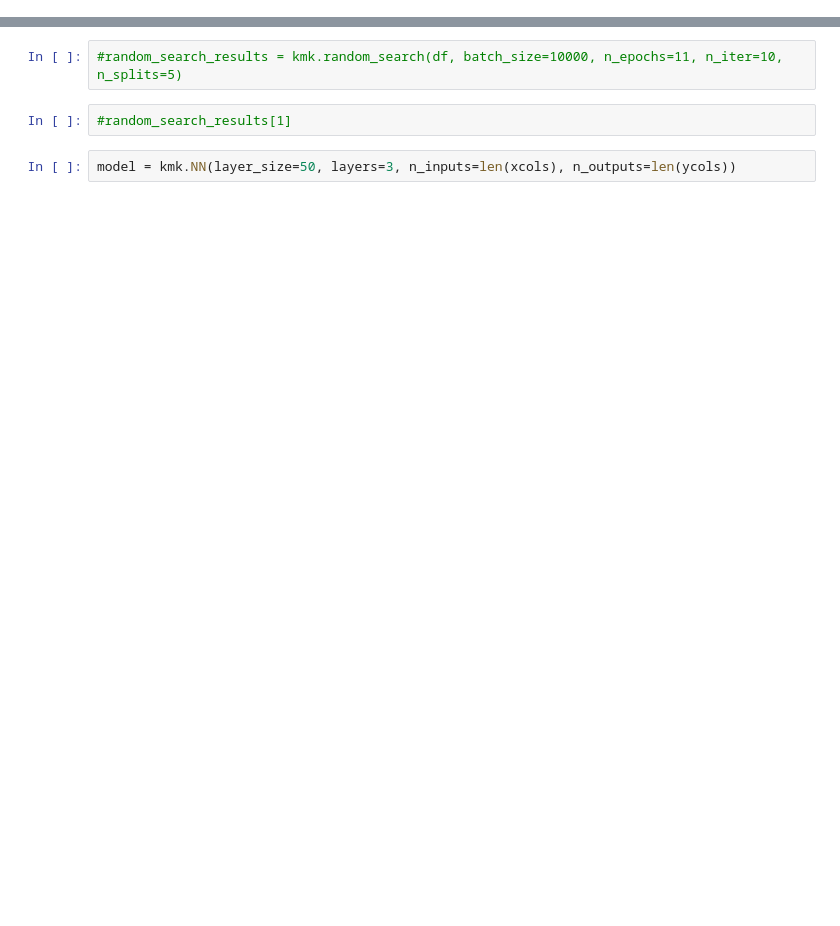
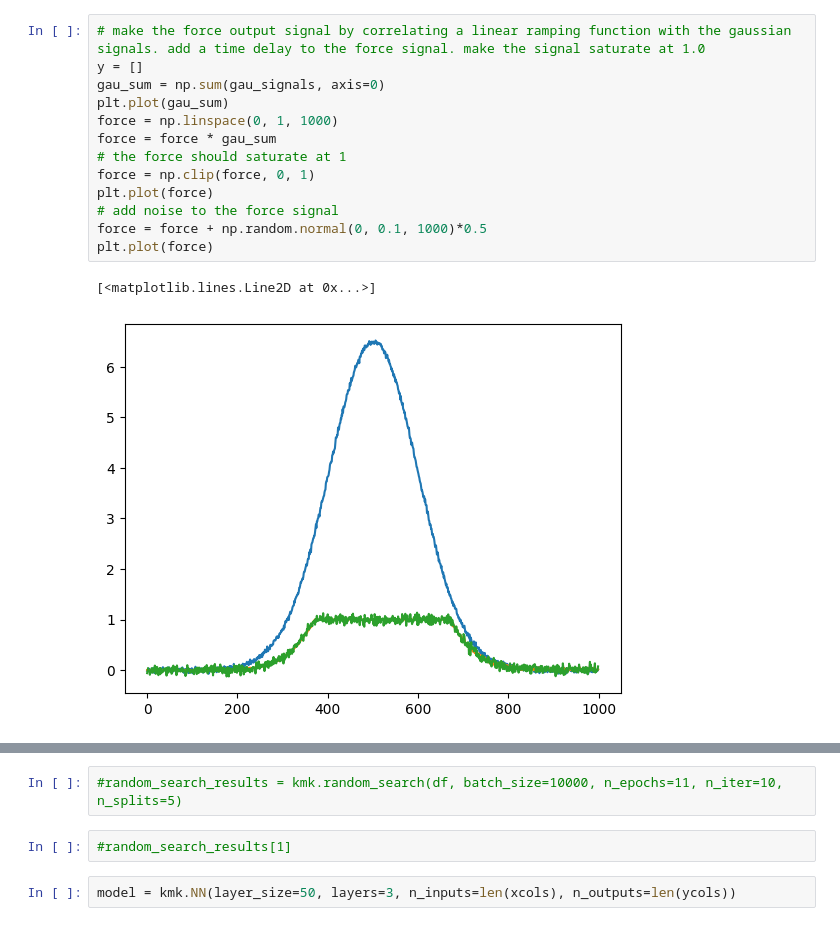
Before and after one commit to ericfonseca95/kmk, a Jupyter notebook: notebooks/test.ipynb, the cells around one changed output, grey strips where cells are left out. Drawn from its saved outputs; the diff is of its cells as text; blank space fills up the shorter version.

```diff
--- a/notebooks/test.ipynb
+++ b/notebooks/test.ipynb
@@ -12,0 +47,16 @@ os.getcwd()
+# %%
+# make the force output signal by correlating a linear ramping function with the gaussian signals. add a time delay to the force signal. make the signal saturate at 1.0
+y = []
+gau_sum = np.sum(gau_signals, axis=0)
+plt.plot(gau_sum)
+force = np.linspace(0, 1, 1000)
+force = force * gau_sum
+# the force should saturate at 1
+force = np.clip(force, 0, 1)
+plt.plot(force)
+# add noise to the force signal
+force = force + np.random.normal(0, 0.1, 1000)*0.5
+plt.plot(force)
+# %% [output]
+[<matplotlib.lines.Line2D at 0x...>]
+[figure, added]
```
Also changed, not shown: parts of 14 cells of this notebook, 1 other file.
